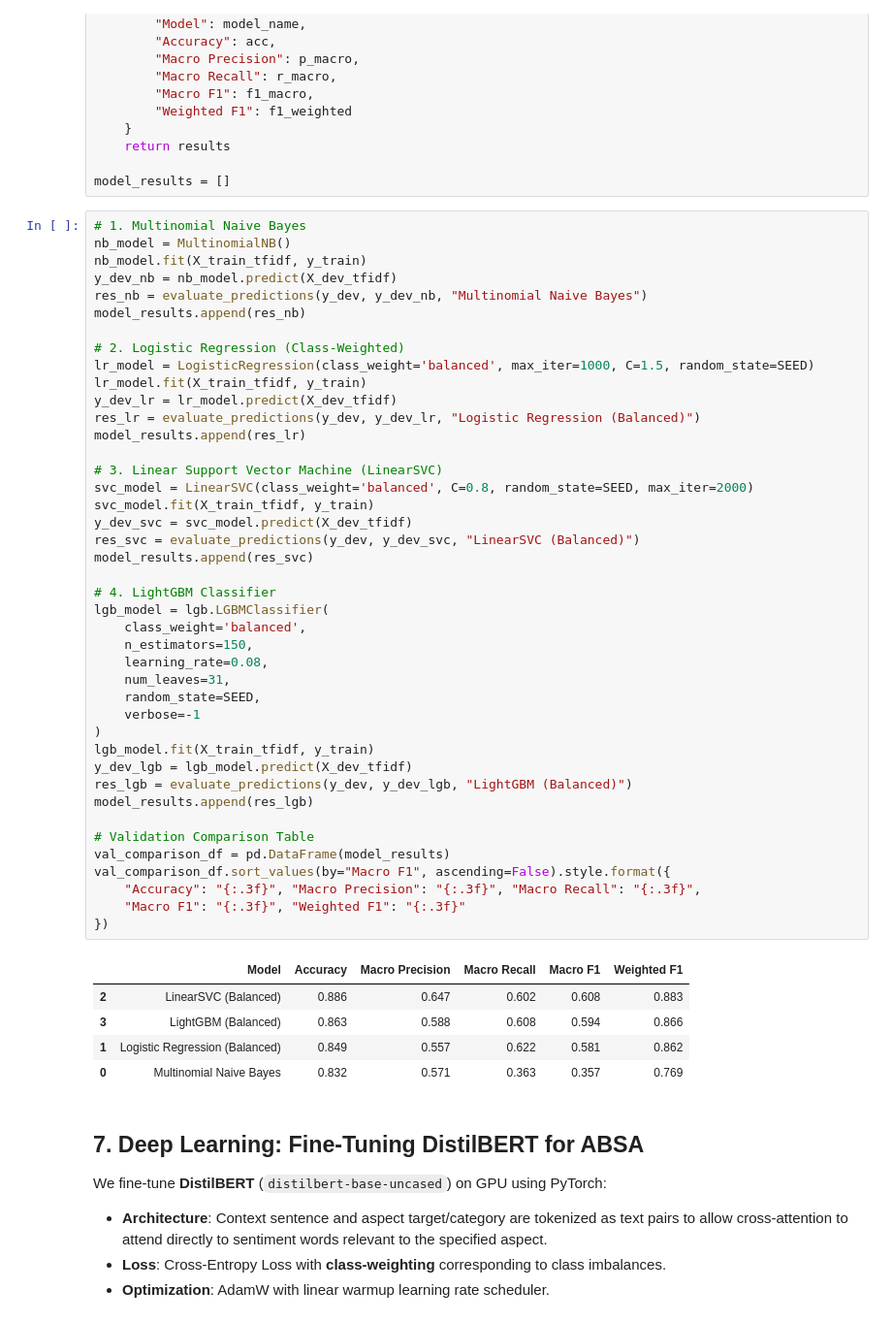
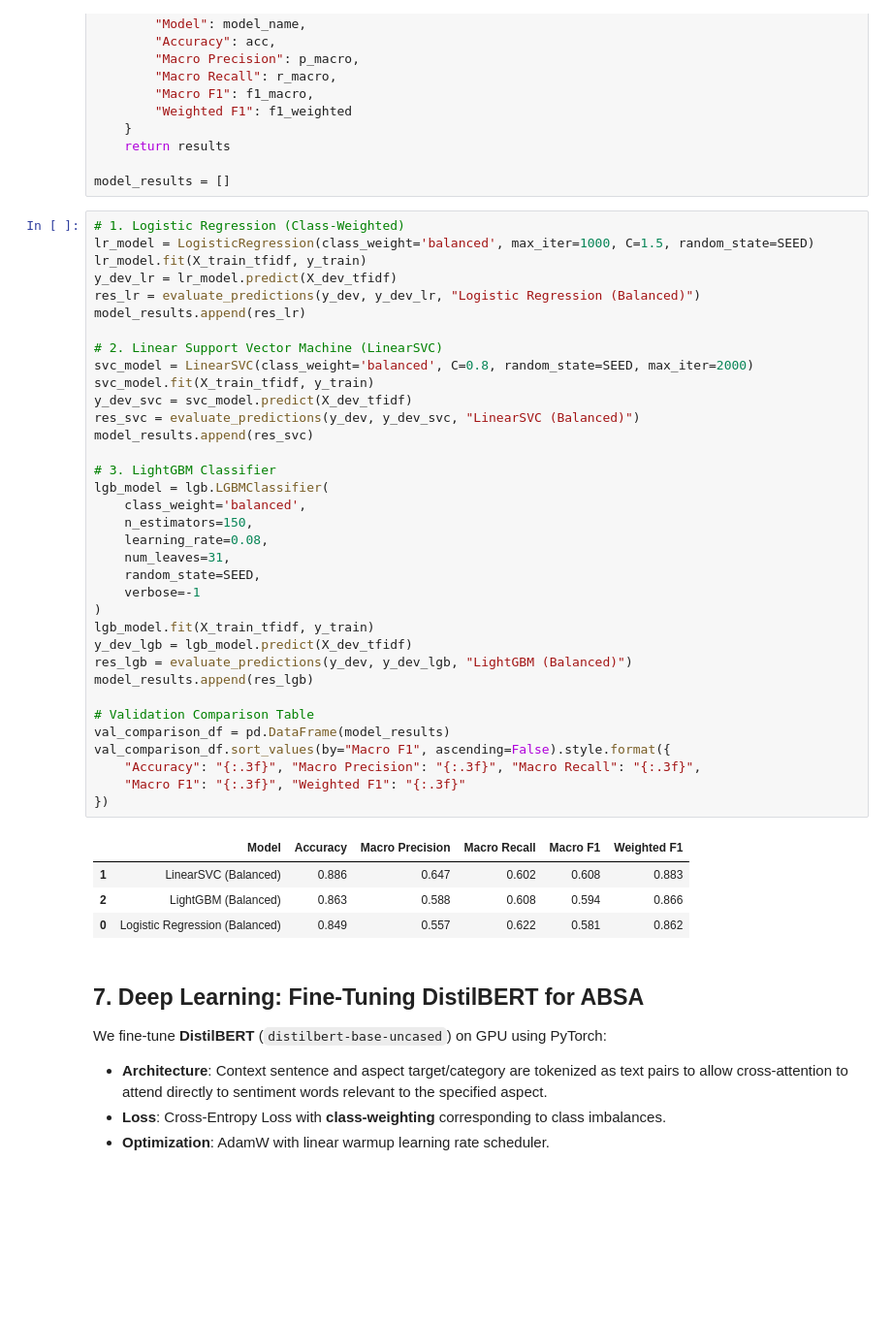
Before and after one commit to dheeraj00001/ml-project-Aspect-based-Sentiment-Analysis-on-Hotel-Reviews, a Jupyter notebook: main.ipynb, the cells around one changed output. Shown at 97% size. Saved outputs shown, nothing was run; the diff lists cells and outputs as text; blank space fills up the shorter version.

```diff
--- a/main.ipynb
+++ b/main.ipynb
@@ -345,53 +342,45 @@ def evaluate_predictions(y_true, y_pred, model_name="Model"):
 
 model_results = []
 # %%
-# 1. Multinomial Naive Bayes
-nb_model = MultinomialNB()
-nb_model.fit(X_train_tfidf, y_train)
-y_dev_nb = nb_model.predict(X_dev_tfidf)
-res_nb = evaluate_predictions(y_dev, y_dev_nb, "Multinomial Naive Bayes")
-model_results.append(res_nb)
-
-# 2. Logistic Regression (Class-Weighted)
+# 1. Logistic Regression (Class-Weighted)
 lr_model = LogisticRegression(class_weight='balanced', max_iter=1000, C=1.5, random_state=SEED)
 lr_model.fit(X_train_tfidf, y_train)
 y_dev_lr = lr_model.predict(X_dev_tfidf)
 res_lr = evaluate_predictions(y_dev, y_dev_lr, "Logistic Regression (Balanced)")
 model_results.append(res_lr)
 
-# 3. Linear Support Vector Machine (LinearSVC)
+# 2. Linear Support Vector Machine (LinearSVC)
 svc_model = LinearSVC(class_weight='balanced', C=0.8, random_state=SEED, max_iter=2000)
 svc_model.fit(X_train_tfidf, y_train)
 y_dev_svc = svc_model.predict(X_dev_tfidf)
 res_svc = evaluate_predictions(y_dev, y_dev_svc, "LinearSVC (Balanced)")
 model_results.append(res_svc)
 
-# 4. LightGBM Classifier
+# 3. LightGBM Classifier
 lgb_model = lgb.LGBMClassifier(
     class_weight='balanced',
     n_estimators=150,
     learning_rate=0.08,
     num_leaves=31,
     random_state=SEED,
     verbose=-1
 )
 lgb_model.fit(X_train_tfidf, y_train)
 y_dev_lgb = lgb_model.predict(X_dev_tfidf)
 res_lgb = evaluate_predictions(y_dev, y_dev_lgb, "LightGBM (Balanced)")
 model_results.append(res_lgb)
 
 # Validation Comparison Table
 val_comparison_df = pd.DataFrame(model_results)
 val_comparison_df.sort_values(by="Macro F1", ascending=False).style.format({
     "Accuracy": "{:.3f}", "Macro Precision": "{:.3f}", "Macro Recall": "{:.3f}",
     "Macro F1": "{:.3f}", "Weighted F1": "{:.3f}"
 })
 # %% [output]
 |  | Model | Accuracy | Macro Precision | Macro Recall | Macro F1 | Weighted F1 |
-| 2 | LinearSVC (Balanced) | 0.886 | 0.647 | 0.602 | 0.608 | 0.883 |
-| 3 | LightGBM (Balanced) | 0.863 | 0.588 | 0.608 | 0.594 | 0.866 |
-| 1 | Logistic Regression (Balanced) | 0.849 | 0.557 | 0.622 | 0.581 | 0.862 |
-| 0 | Multinomial Naive Bayes | 0.832 | 0.571 | 0.363 | 0.357 | 0.769 |
+| 1 | LinearSVC (Balanced) | 0.886 | 0.647 | 0.602 | 0.608 | 0.883 |
+| 2 | LightGBM (Balanced) | 0.863 | 0.588 | 0.608 | 0.594 | 0.866 |
+| 0 | Logistic Regression (Balanced) | 0.849 | 0.557 | 0.622 | 0.581 | 0.862 |
 # %% [markdown]
 ## 7. Deep Learning: Fine-Tuning DistilBERT for ABSA
 
```
Also changed, not shown: parts of 8 cells of this notebook.
